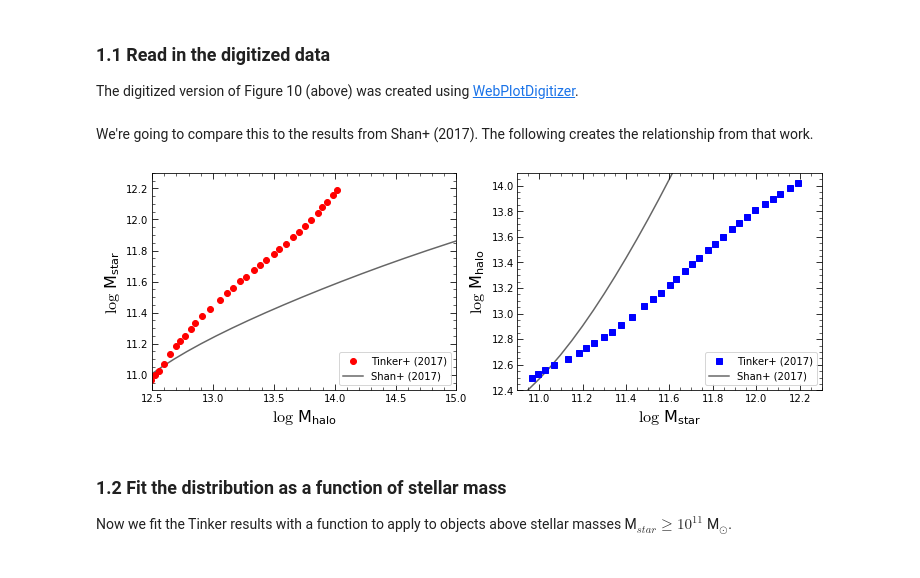
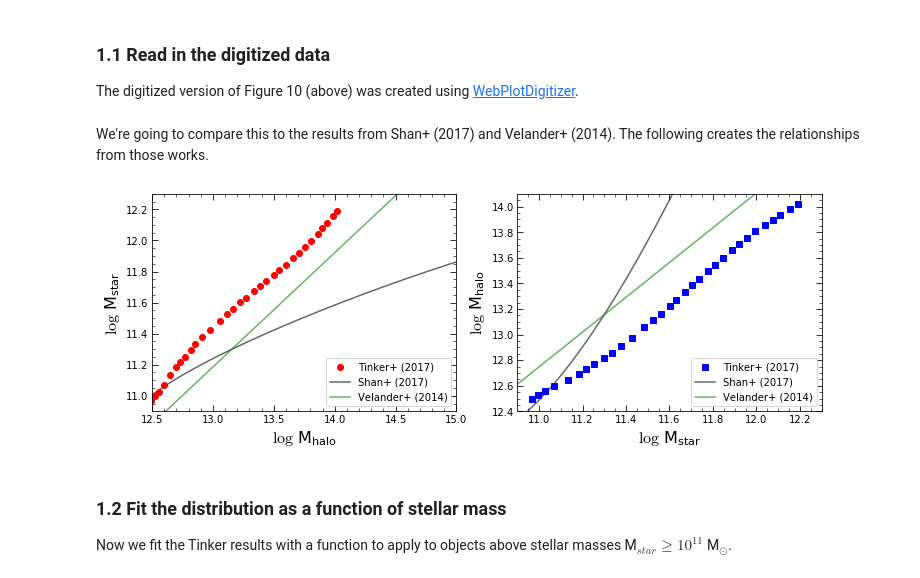
Before and after one commit to jchowk/pyND, a Jupyter notebook: gal/Notebooks/SMHM_Tinker2017_fits.ipynb, the cells around one changed output. Drawn from its saved outputs; the diff is of its cells as text; code cells hidden in the pictures.

```diff
--- a/gal/Notebooks/SMHM_Tinker2017_fits.ipynb
+++ b/gal/Notebooks/SMHM_Tinker2017_fits.ipynb
@@ -27,30 +27,41 @@ tinker_data = ascii.read('tinker2017-SMHMrelation.csv',data_start=0,
 mhalo = tinker_data['log_mhalo']
 mstar = tinker_data['log_mstar']
 # %% [markdown]
-We're going to compare this to the results from Shan+ (2017). The following creates the relationship from that work.
+We're going to compare this to the results from Shan+ (2017) and Velander+ (2014). The following creates the relationships from those works.
 # %%
+#Shan+ (2017)
 from pyND.gal.halos import smhm_shan
 shan_mstar = np.arange(10.,12.5,0.05)
 shan_mhalo = smhm_shan(shan_mstar,0.5)
+
+#Velander+ (2014): red galaxies
+beta=1.36
+logM0=np.log10(1.43e13)
+logMfiducial=11.3
+velander_mhalo = logM0+beta*(shan_mstar-logMfiducial)
 # %%
 plt.figure(figsize=(12,4));
 plt.subplot(121);
 plt.plot(mhalo,mstar,'ro',label='Tinker+ (2017)');
 plt.plot(shan_mhalo,shan_mstar,'-k',zorder=0,alpha=0.6,label='Shan+ (2017)');
+plt.plot(velander_mhalo,shan_mstar,'-g',zorder=0,alpha=0.6,label='Velander+ (2014)');
 plt.xlabel(r'$\log \ M_{halo}$',fontsize=16);
 plt.ylabel(r'$\log \ M_{star}$',fontsize=16);
 plt.xlim(12.5,15.) ; plt.ylim(10.9,12.3); #Match Figure 10
 plt.legend(loc='lower right');
 
 plt.subplot(122);
 plt.plot(mstar,mhalo,'bs',label='Tinker+ (2017)');
 plt.plot(shan_mstar,shan_mhalo,'-k',zorder=0,alpha=0.6,label='Shan+ (2017)');
+plt.plot(shan_mstar,velander_mhalo,'-g',zorder=0,alpha=0.6,label='Velander+ (2014)');
+#plt.plot(shan_mstar,velander_mhalo-0.25,'-g',zorder=0,alpha=0.6,label='Velander+ (2014)');
 plt.xlabel(r'$\log \ M_{star}$',fontsize=16);
 plt.ylabel(r'$\log \ M_{halo}$',fontsize=16);
+#plt.xlim(10.5,12.3) ; plt.ylim(11.4,14.1);
 plt.xlim(10.9,12.3) ; plt.ylim(12.4,14.1);
 plt.legend(loc='lower right');
 # %% [output]
-[figure, old version]
+[figure, new version]
 # %% [markdown]
 ### 1.2 Fit the distribution as a function of stellar mass
 
```
Also changed, not shown: 2 other files.
